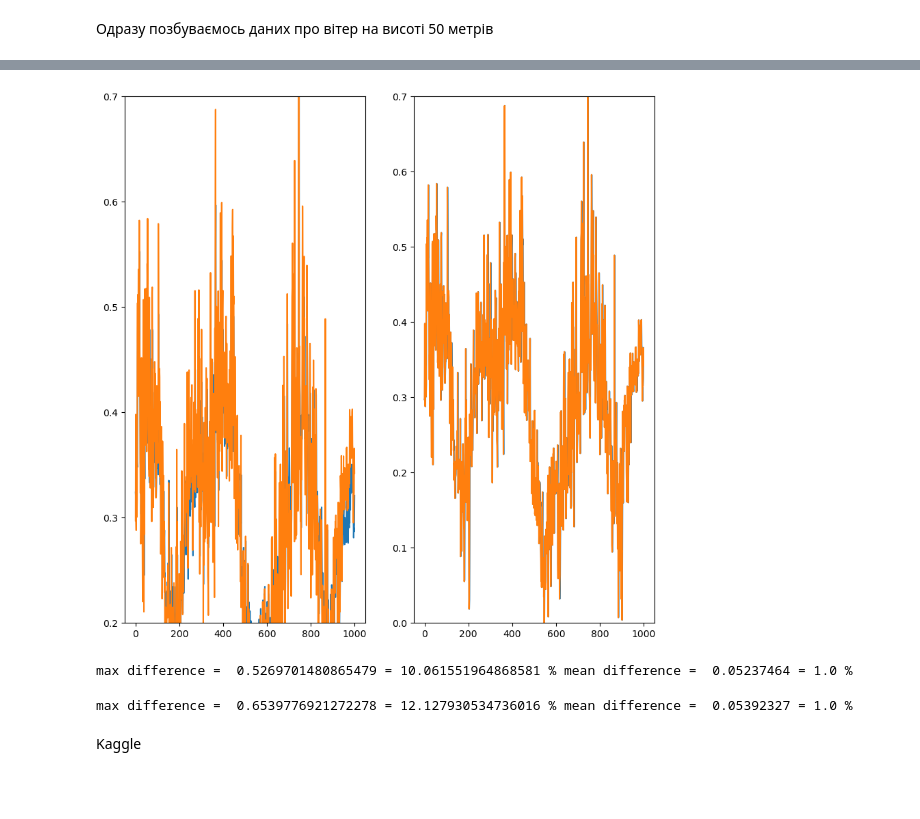
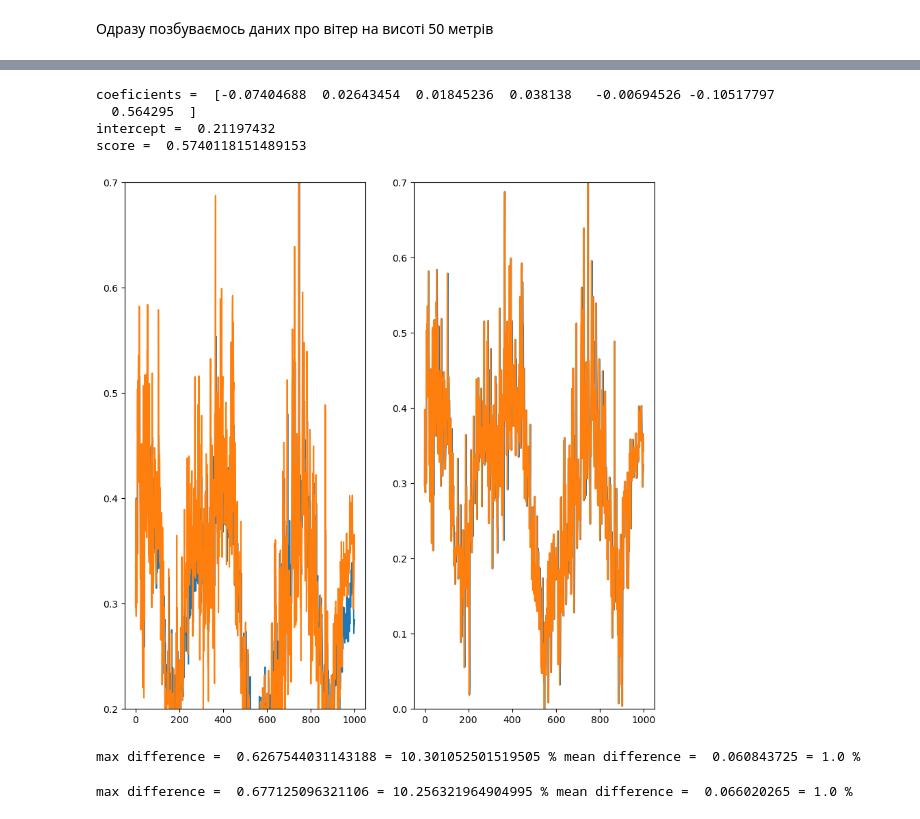
Before and after one commit to ItyTell/Modeling-the-distribution-of-harmful-emissions-in-the-atmosphere, a Jupyter notebook: main.ipynb, the cells around one changed output, grey strips where cells are left out. Saved outputs shown, nothing was run; the diff lists cells and outputs as text; code cells hidden in the pictures; blank space fills up the shorter version.

Commit message:
model

```diff
--- a/main.ipynb
+++ b/main.ipynb
@@ -111,10 +157,0 @@ sample.head()
-# %%
-params = sample.get(["ALLSKY_SFC_SW_DWN", "WD10M", "QV2M", "PS", "WS10M", "T2M", "co_conc"])
-params["co_conc"] = sample["co_conc"].copy()
-res = sample.get("co_conc")
-temp = params["co_conc"][0]
-for i in range(len(params["co_conc"]) - 1):
-    _temp = params["co_conc"][i + 1]
-    params["co_conc"][i+ 1] = temp
-    temp = _temp
-params
@@ -170,0 +158,22 @@ array([67.64603], dtype=float32)
+# %%
+params = sample.get(atributes_climate)
+params_test = sample_test.get(atributes_climate)
+
+co_conc = np.array(sample.get("co_conc"))
+co_conc_test = np.array(sample_test.get("co_conc"))
+
+period = 2
+for i in range(period):
+    co_conc[i] = sample["co_conc"][0]
+    co_conc_test[i] = sample_test["co_conc"][0]
+
+for i in range(len(co_conc) - period):
+    co_conc[i + period] = sample["co_conc"][i]
+
+for i in range(len(co_conc_test) - period):
+    co_conc_test[i + period] = sample_test["co_conc"][i]
+
+params["co_conc"] = co_conc
+params_test["co_conc"] = co_conc_test
+
+params
@@ -171,30 +206,40 @@ array([67.64603], dtype=float32)
+# %%
+result = sample.get("co_conc")
+# %%
+model = LinearRegression().fit(params, result)
+print("coeficients = ", model.coef_)
+print("intercept = ", model.intercept_)
+print("score = ", model.score(params, result))
+# %% [output]
+coeficients =  [-0.07404688  0.02643454  0.01845236  0.038138   -0.00694526 -0.10517797
+  0.564295  ]
+intercept =  0.21197432
+score =  0.5740118151489153
 # %%
 prediction = np.array(model.predict(params))
 # %%
 fig, axes = plt.subplots(1, 2, figsize=(10,10))
 n = 1000
 ax=axes[0]
 ax.plot(prediction[:n])
-ax.plot(res[:n])
+ax.plot(result[:n])
 ax.set_ylim([0.2, 0.7])
 
 ax=axes[1]
 ax.plot(params["co_conc"][:n])
-ax.plot(res[:n])
+ax.plot(result[:n])
 ax.set_ylim([0, 0.7])
 
 plt.show()
 # %% [output]
-[figure, old version]
+[figure, new version]
 # %%
-print("max difference = ", np.max(np.abs(prediction - res)), "=", np.max(np.abs(prediction - res)) / np.mean(np.abs(prediction - res)), "% "
-      "mean difference = " ,np.mean(np.abs(prediction - res)), "=" , np.mean(np.abs(prediction - res)) / np.mean(np.abs(prediction - res)), "% ")
+print("max difference = ", np.max(np.abs(prediction - result)), "=", np.max(np.abs(prediction - result)) / np.mean(np.abs(prediction - result)), "% "
+      "mean difference = " ,np.mean(np.abs(prediction - result)), "=" , np.mean(np.abs(prediction - result)) / np.mean(np.abs(prediction - result)), "% ")
 # %% [output]
-max difference =  0.5269701480865479 = 10.061551964868581 % mean difference =  0.05237464 = 1.0 %
+max difference =  0.6267544031143188 = 10.301052501519505 % mean difference =  0.060843725 = 1.0 %
 # %%
-print("max difference = ", np.max(np.abs(params["co_conc"] - res)), "=", np.max(np.abs(params["co_conc"] - res)) / np.mean(np.abs(params["co_conc"] - res)), "% "
-      "mean difference = " ,np.mean(np.abs(params["co_conc"] - res)), "=" , np.mean(np.abs(params["co_conc"] - res)) / np.mean(np.abs(params["co_conc"] - res)), "% ")
+print("max difference = ", np.max(np.abs(params["co_conc"] - result)), "=", np.max(np.abs(params["co_conc"] - result)) / np.mean(np.abs(params["co_conc"] - result)), "% "
+      "mean difference = " ,np.mean(np.abs(params["co_conc"] - result)), "=" , np.mean(np.abs(params["co_conc"] - result)) / np.mean(np.abs(params["co_conc"] - result)), "% ")
 # %% [output]
-max difference =  0.6539776921272278 = 12.127930534736016 % mean difference =  0.05392327 = 1.0 %
+max difference =  0.677125096321106 = 10.256321964904995 % mean difference =  0.066020265 = 1.0 %
-# %% [markdown]
-Kaggle
```
Also changed, not shown: parts of 26 cells of this notebook, 2 other files.
